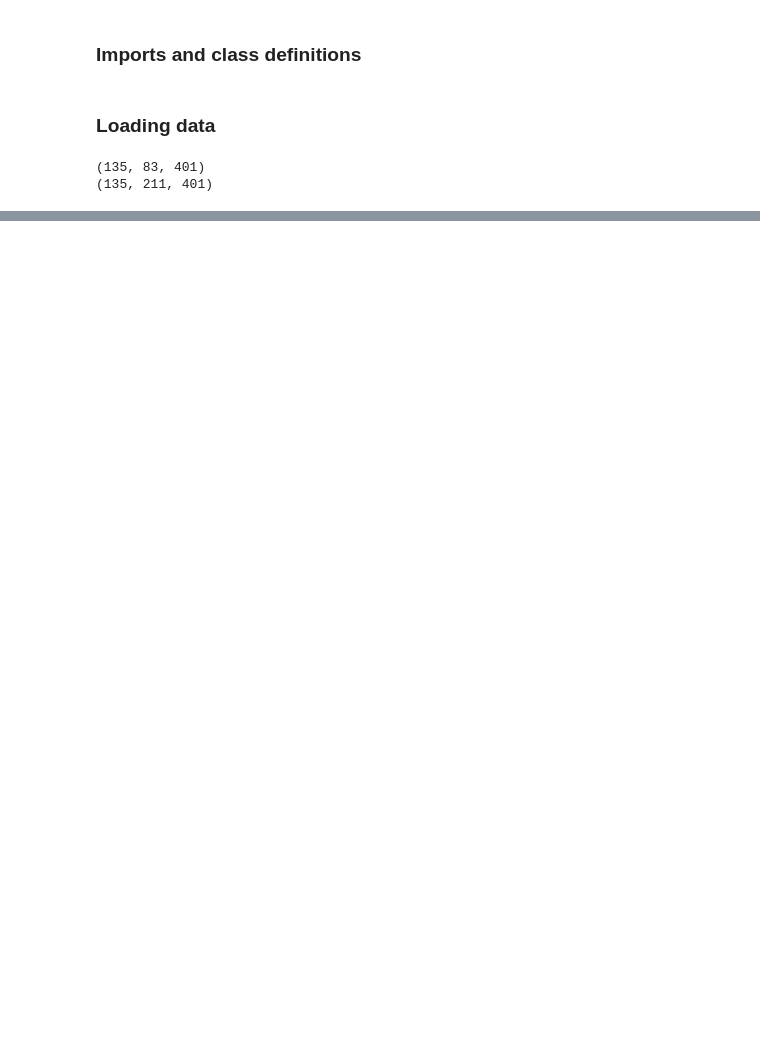
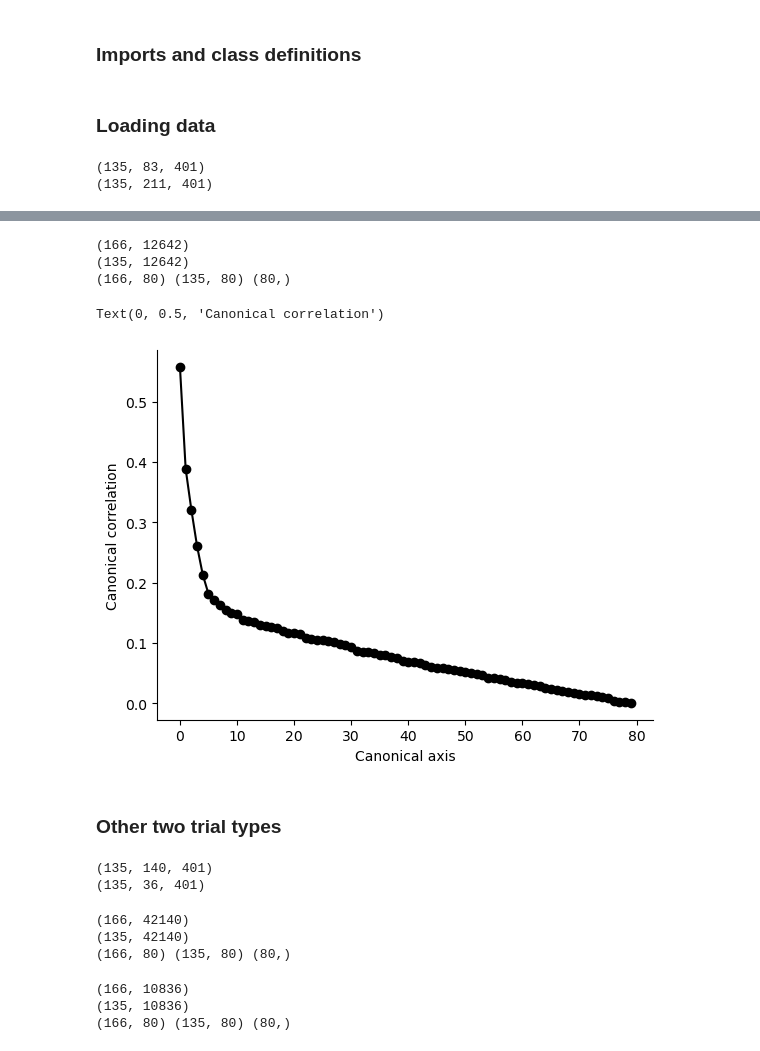
Before and after one commit to abisi/comm-project, a Jupyter notebook: code/cca-alex.ipynb, the cells around one changed output, grey strips where cells are left out. Saved outputs shown, nothing was run; the diff lists cells and outputs as text; code cells hidden in the pictures; blank space fills up the shorter version.

```diff
--- a/code/cca-alex.ipynb
+++ b/code/cca-alex.ipynb
@@ -339,0 +203,80 @@ im = ax.scatter(cc_dls[:,0],
+# %%
+whtjm1 = wh_spikes["tjM1"][:,:,100:]
+re_whtjm1 = whtjm1.reshape(166,-1)
+mc_whtjm1 = re_whtjm1 - re_whtjm1.mean(axis=1)[:,np.newaxis]
+
+whdls = wh_spikes["DLS"][:,:,100:]
+re_whdls = whdls.reshape(135,-1)
+mc_whdls = re_whdls - re_whdls.mean(axis=1)[:,np.newaxis]
+
+print(mc_whtjm1.shape)
+print(mc_whdls.shape)
+
+n_pcs=80
+basis_whtjm1, basis_whdls, wh_cc = cca_helpers.align(mc_whtjm1.T, mc_whdls.T, m=n_pcs)
+wh_cc = np.asarray(wh_cc)
+print(basis_whtjm1.shape, basis_whdls.shape, wh_cc.shape)
+
+fig, ax = plt.subplots(1,1)
+remove_top_right_frame(ax)
+
+ax.plot(wh_cc, marker='o', c='k')
+ax.set_xlabel('Canonical axis')
+ax.set_ylabel('Canonical correlation')
+# %% [output]
+(166, 12642)
+(135, 12642)
+(166, 80) (135, 80) (80,)
+Text(0, 0.5, 'Canonical correlation')
+[figure, added]
+# %% [markdown]
+### Other two trial types
+# %%
+wm_spikes = filter_data(spike_array, trial_inf, neuron_inf, ["Whisker Miss"], ["tjM1", "DLS"])["Whisker Miss"]
+print(wm_spikes["DLS"].shape)
+
+fa_spikes = filter_data(spike_array, trial_inf, neuron_inf, ["False Alarm"], ["tjM1", "DLS"])["False Alarm"]
+print(fa_spikes["DLS"].shape)
+# %% [output]
+(135, 140, 401)
+(135, 36, 401)
+# %%
+wmtjm1 = wm_spikes["tjM1"][:,:,100:]
+re_wmtjm1 = wmtjm1.reshape(166,-1)
+mc_wmtjm1 = re_wmtjm1 - re_wmtjm1.mean(axis=1)[:,np.newaxis]
+
+wmdls = wm_spikes["DLS"][:,:,100:]
+re_wmdls = wmdls.reshape(135,-1)
+mc_wmdls = re_wmdls - re_wmdls.mean(axis=1)[:,np.newaxis]
+
+print(mc_wmtjm1.shape)
+print(mc_wmdls.shape)
+
+n_pcs=80
+basis_wmtjm1, basis_wmdls, wm_cc = cca_helpers.align(mc_wmtjm1.T, mc_wmdls.T, m=n_pcs)
+wm_cc = np.asarray(wm_cc)
+print(basis_wmtjm1.shape, basis_wmdls.shape, wm_cc.shape)
+# %% [output]
+(166, 42140)
+(135, 42140)
+(166, 80) (135, 80) (80,)
+# %%
+fatjm1 = fa_spikes["tjM1"][:,:,100:]
+re_fatjm1 = fatjm1.reshape(166,-1)
+mc_fatjm1 = re_fatjm1 - re_fatjm1.mean(axis=1)[:,np.newaxis]
+
+fadls = fa_spikes["DLS"][:,:,100:]
+re_fadls = fadls.reshape(135,-1)
+mc_fadls = re_fadls - re_fadls.mean(axis=1)[:,np.newaxis]
+
+print(mc_fatjm1.shape)
+print(mc_fadls.shape)
+
+n_pcs=80
+basis_fatjm1, basis_fadls, fa_cc = cca_helpers.align(mc_fatjm1.T, mc_fadls.T, m=n_pcs)
+fa_cc = np.asarray(fa_cc)
+print(basis_fatjm1.shape, basis_fadls.shape,fa_cc.shape)
+# %% [output]
+(166, 10836)
+(135, 10836)
+(166, 80) (135, 80) (80,)
```
Also changed, not shown: parts of 47 cells of this notebook.
